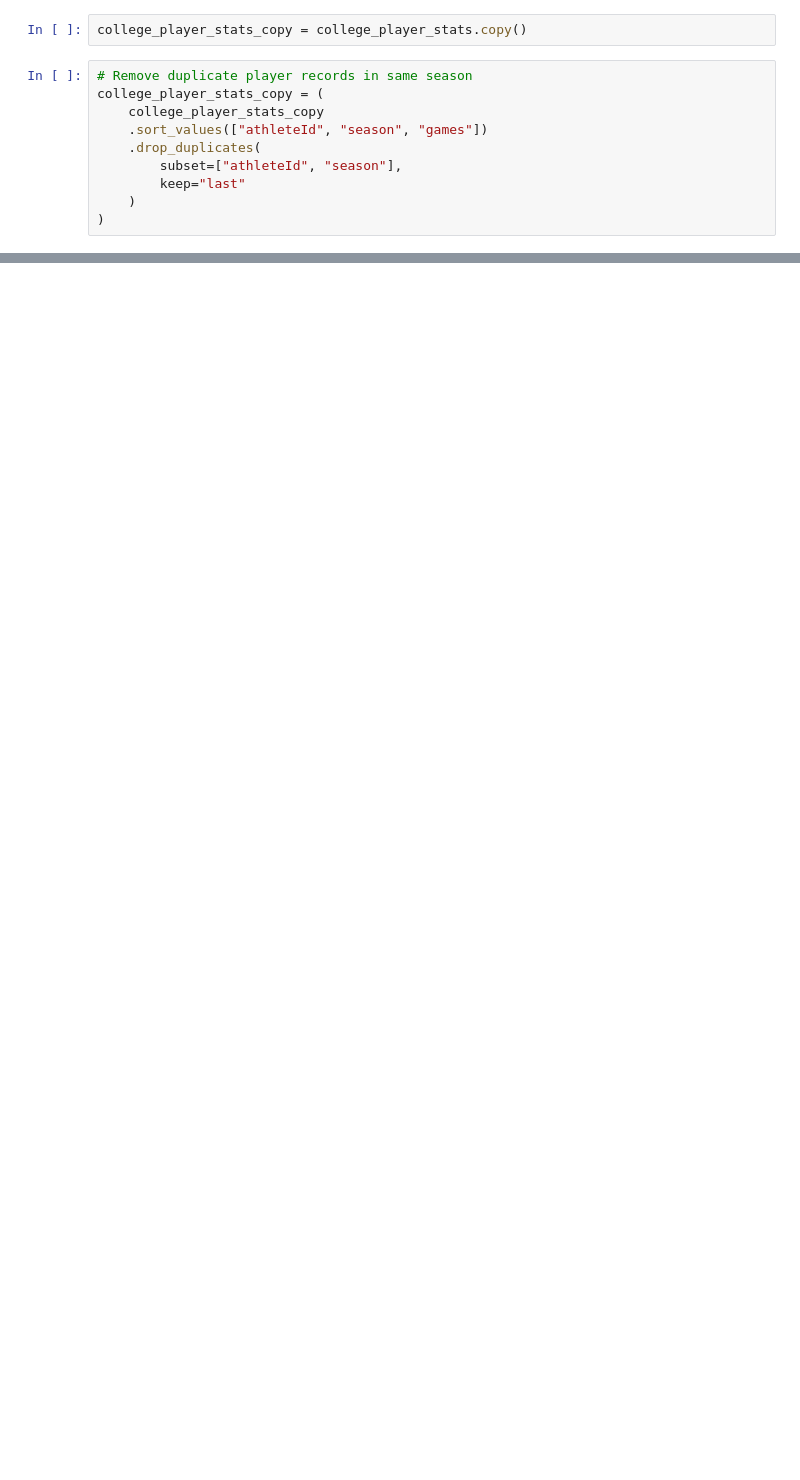
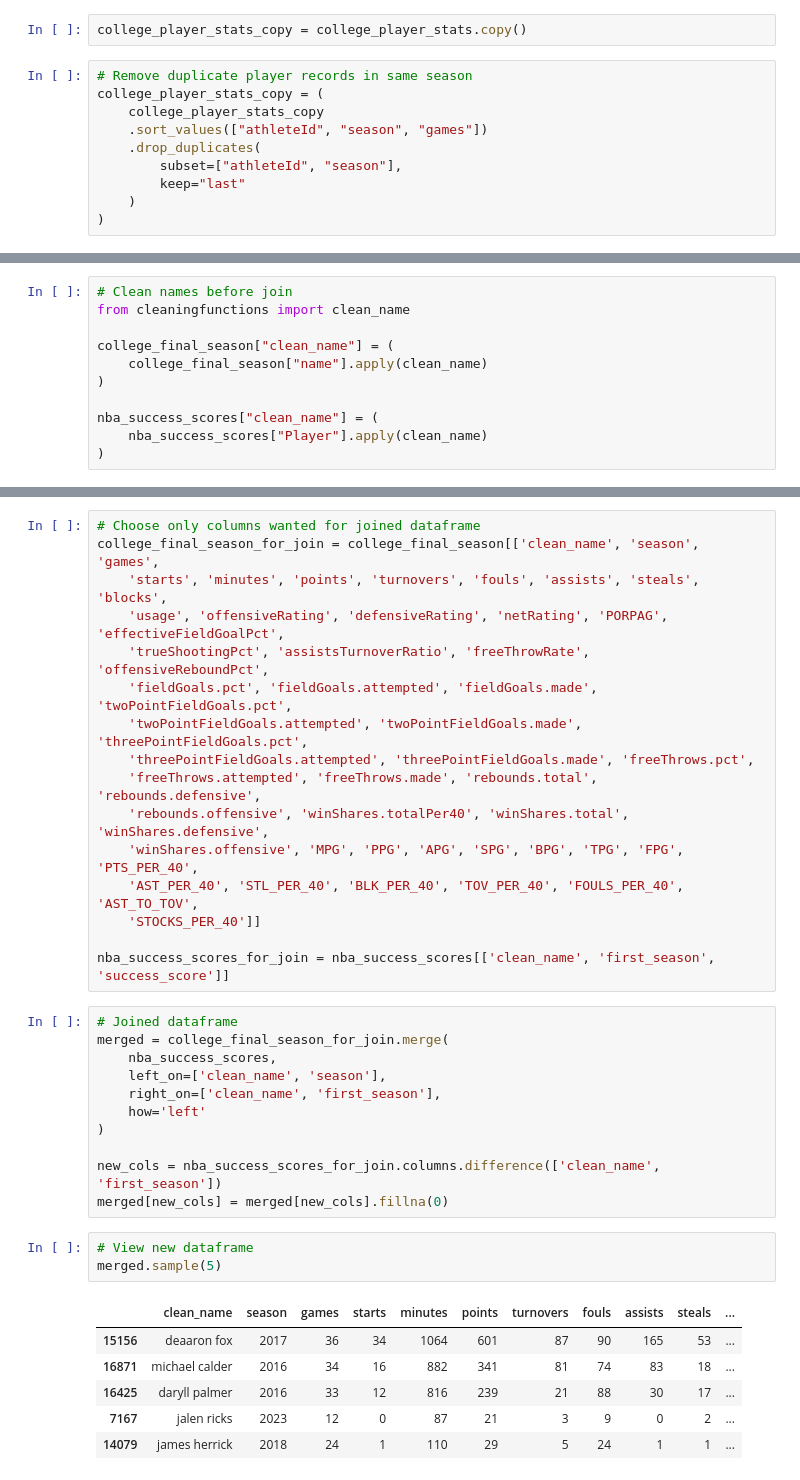
Before and after one commit to Jeremy-Thompson33/NBA_Prospect_Evaluator, a Jupyter notebook: datacollection.ipynb, the cells around one changed output, grey strips where cells are left out. Cells and saved outputs as stored; diff of their text form; blank space fills up the shorter version.

```diff
--- a/datacollection.ipynb
+++ b/datacollection.ipynb
@@ -410,0 +452,11 @@ college_final_season[college_final_season['name'] == 'Jalen Johnson']
+# %%
+# Clean names before join
+from cleaningfunctions import clean_name
+
+college_final_season["clean_name"] = (
+    college_final_season["name"].apply(clean_name)
+)
+
+nba_success_scores["clean_name"] = (
+    nba_success_scores["Player"].apply(clean_name)
+)
@@ -410,0 +478,37 @@ college_final_season[college_final_season['name'] == 'Jalen Johnson']
+# %%
+# Choose only columns wanted for joined dataframe
+college_final_season_for_join = college_final_season[['clean_name', 'season', 'games',
+    'starts', 'minutes', 'points', 'turnovers', 'fouls', 'assists', 'steals', 'blocks',
+    'usage', 'offensiveRating', 'defensiveRating', 'netRating', 'PORPAG', 'effectiveFieldGoalPct',
+    'trueShootingPct', 'assistsTurnoverRatio', 'freeThrowRate', 'offensiveReboundPct',
+    'fieldGoals.pct', 'fieldGoals.attempted', 'fieldGoals.made', 'twoPointFieldGoals.pct',
+    'twoPointFieldGoals.attempted', 'twoPointFieldGoals.made', 'threePointFieldGoals.pct',
+    'threePointFieldGoals.attempted', 'threePointFieldGoals.made', 'freeThrows.pct',
+    'freeThrows.attempted', 'freeThrows.made', 'rebounds.total', 'rebounds.defensive',
+    'rebounds.offensive', 'winShares.totalPer40', 'winShares.total', 'winShares.defensive',
+    'winShares.offensive', 'MPG', 'PPG', 'APG', 'SPG', 'BPG', 'TPG', 'FPG', 'PTS_PER_40',
+    'AST_PER_40', 'STL_PER_40', 'BLK_PER_40', 'TOV_PER_40', 'FOULS_PER_40', 'AST_TO_TOV',
+    'STOCKS_PER_40']]
+
+nba_success_scores_for_join = nba_success_scores[['clean_name', 'first_season', 'success_score']]
+# %%
+# Joined dataframe
+merged = college_final_season_for_join.merge(
+    nba_success_scores,
+    left_on=['clean_name', 'season'],
+    right_on=['clean_name', 'first_season'],
+    how='left'
+)
+
+new_cols = nba_success_scores_for_join.columns.difference(['clean_name', 'first_season'])
+merged[new_cols] = merged[new_cols].fillna(0)
+# %%
+# View new dataframe
+merged.sample(5)
+# %% [output]
+|  | clean_name | season | games | starts | minutes | points | turnovers | fouls | assists | steals | ... |
+| 15156 | deaaron fox | 2017 | 36 | 34 | 1064 | 601 | 87 | 90 | 165 | 53 | ... |
+| 16871 | michael calder | 2016 | 34 | 16 | 882 | 341 | 81 | 74 | 83 | 18 | ... |
+| 16425 | daryll palmer | 2016 | 33 | 12 | 816 | 239 | 21 | 88 | 30 | 17 | ... |
+| 7167 | jalen ricks | 2023 | 12 | 0 | 87 | 21 | 3 | 9 | 0 | 2 | ... |
+| 14079 | james herrick | 2018 | 24 | 1 | 110 | 29 | 5 | 24 | 1 | 1 | ... |
```
Also changed, not shown: parts of 20 cells of this notebook, 4 other files.
